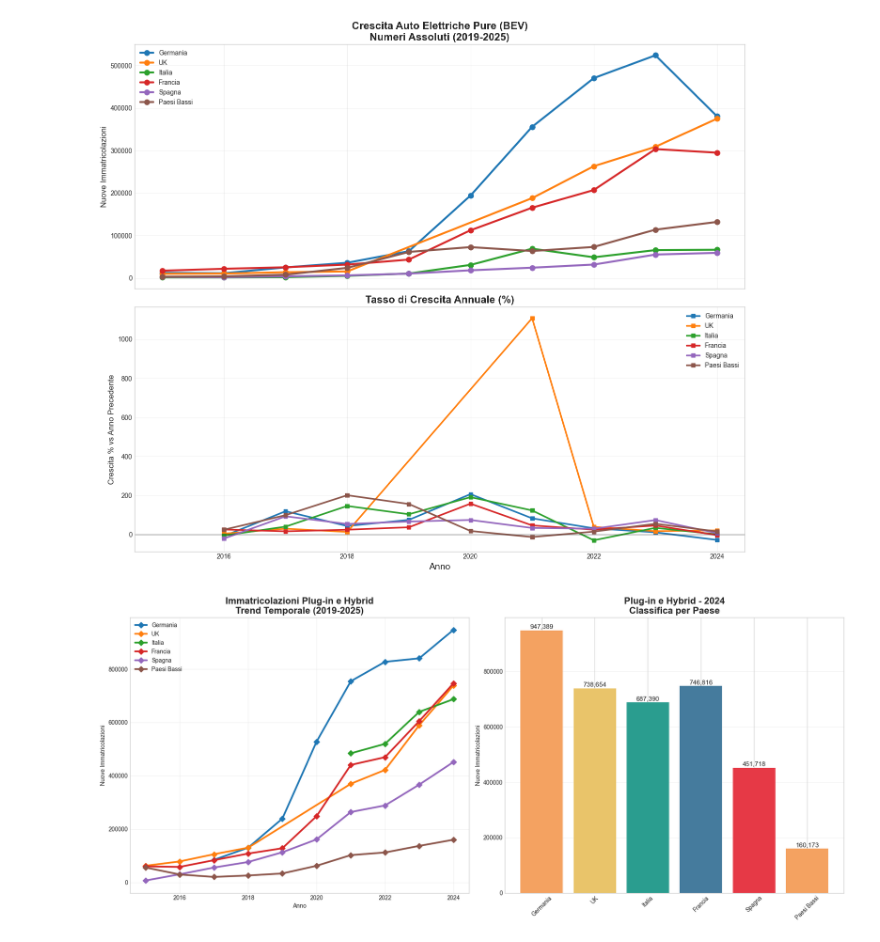
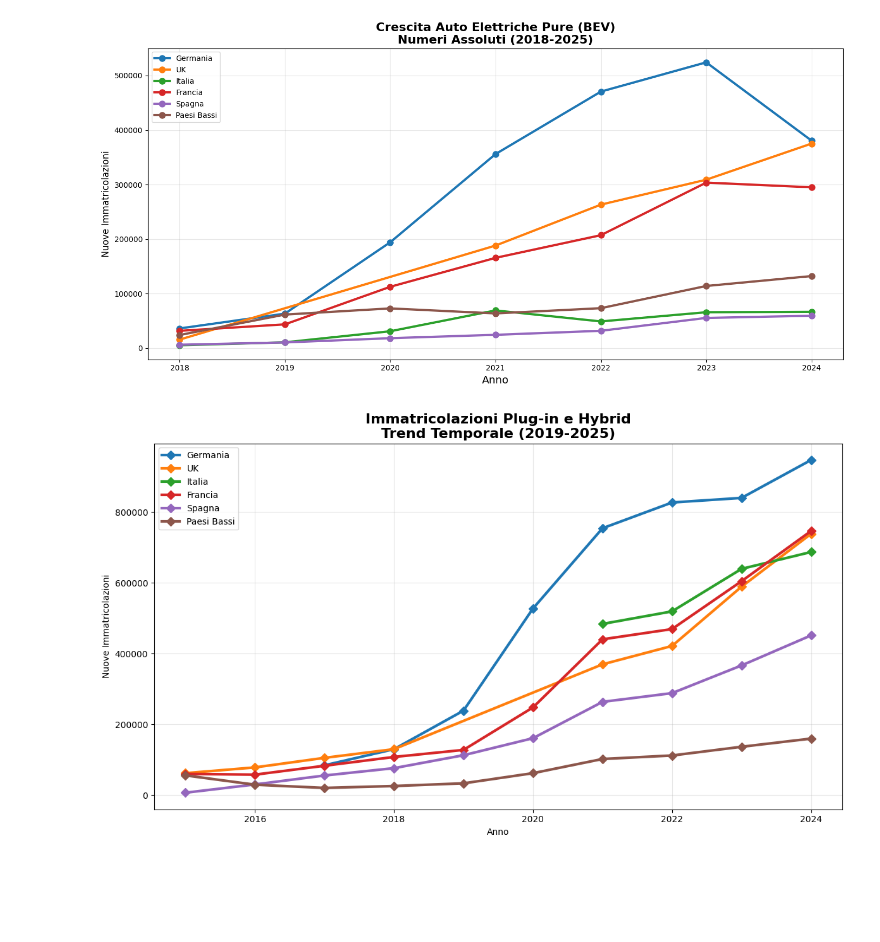
Before and after one commit to MarcoB27/data_visualization, a Jupyter notebook: script/combustion_engine_europe.ipynb, the cells around one changed output. Saved outputs shown, nothing was run; the diff lists cells and outputs as text; code cells hidden in the pictures; blank space fills up the shorter version.

```diff
--- a/script/combustion_engine_europe.ipynb
+++ b/script/combustion_engine_europe.ipynb
@@ -184,51 +184,33 @@ plt.show()
 # %%
-# VARIANTE 7: Focus ELECTRICITY - GRAFICO A LINEA CON % CRESCITA
+# GRAFICO 1: Numeri assoluti - dal 2018
 elec_data = grouped[grouped['Category'] == 'Electricity']
+elec_data_filtered = elec_data[elec_data['TIME_PERIOD'] >= 2018]
 
-# Calcola crescita % anno su anno
-elec_data_sorted = elec_data.sort_values(['Country', 'TIME_PERIOD'])
-elec_data_sorted['Growth_%'] = elec_data_sorted.groupby('Country')['OBS_VALUE'].pct_change() * 100
+fig, ax1 = plt.subplots(figsize=(14, 7))
 
-fig, (ax1, ax2) = plt.subplots(2, 1, figsize=(14, 12), sharex=True)
-
-# Grafico 1: Numeri assoluti
 for country in countries.values():
-    data_country = elec_data[elec_data['Country'] == country].sort_values('TIME_PERIOD')
+    data_country = elec_data_filtered[elec_data_filtered['Country'] == country].sort_values('TIME_PERIOD')
     if not data_country.empty:
         ax1.plot(data_country['TIME_PERIOD'], data_country['OBS_VALUE'],
                  linewidth=3, marker='o', markersize=8, label=country)
 
-ax1.set_title('Crescita Auto Elettriche Pure (BEV)\nNumeri Assoluti (2019-2025)',
+ax1.set_title('Crescita Auto Elettriche Pure (BEV)\nNumeri Assoluti (2018-2025)',
               fontsize=16, fontweight='bold')
+ax1.set_xlabel('Anno', fontsize=14)
 ax1.set_ylabel('Nuove Immatricolazioni', fontsize=12)
 ax1.legend(fontsize=10)
 ax1.grid(True, alpha=0.3)
 
-# Grafico 2: Crescita %
-for country in countries.values():
-    data_country = elec_data_sorted[elec_data_sorted['Country'] == country]
-    if not data_country.empty:
-        ax2.plot(data_country['TIME_PERIOD'], data_country['Growth_%'],
-                 linewidth=2.5, marker='s', markersize=6, label=country)
-
-ax2.set_title('Tasso di Crescita Annuale (%)', fontsize=16, fontweight='bold')
-ax2.set_xlabel('Anno', fontsize=14)
-ax2.set_ylabel('Crescita % vs Anno Precedente', fontsize=12)
-ax2.axhline(y=0, color='black', linestyle='-', alpha=0.3)
-ax2.legend(fontsize=10)
-ax2.grid(True, alpha=0.3)
-
 plt.tight_layout()
 plt.show()
 # %% [output]
-[figure, old version]
+[figure, new version]
 # %%
-# VARIANTE 8: Focus PLUG-IN E HYBRID - Ibride in Espansione
+# GRAFICO 1: Trend linee
 hybrid_data = grouped[grouped['Category'] == 'Plug-in e Hybrid']
 
-fig, (ax1, ax2) = plt.subplots(1, 2, figsize=(18, 8))
+fig1, ax1 = plt.subplots(figsize=(12, 7))
 
-# Sinistra: Trend linee
 for country in countries.values():
     data_country = hybrid_data[hybrid_data['Country'] == country].sort_values('TIME_PERIOD')
     if not data_country.empty:
@@ -243,28 +225,8 @@ ax1.legend(fontsize=10)
 ax1.grid(True, alpha=0.3)
 ax1.tick_params(axis='x', rotation=0)
 
-# Destra: Ultimo anno a barre
-last_year = hybrid_data['TIME_PERIOD'].max()
-last_hybrid = hybrid_data[hybrid_data['TIME_PERIOD'] == last_year]
-
-countries_order = [c for c in countries.values() if not last_hybrid[last_hybrid['Country'] == c].empty]
-values = [last_hybrid[last_hybrid['Country'] == c]['OBS_VALUE'].iloc[0]
-          for c in countries_order]
-
-bars = ax2.bar(countries_order, values, color=['#F4A261', '#E9C46A', '#2A9D8F', '#457B9D', '#E63946'])
-ax2.set_title(f'Plug-in e Hybrid - {last_year}\nClassifica per Paese', fontsize=16, fontweight='bold')
-ax2.set_ylabel('Nuove Immatricolazioni')
-
-# Aggiungi valori sulle barre
-for bar, val in zip(bars, values):
-    height = bar.get_height()
-    ax2.text(bar.get_x() + bar.get_width()/2., height + 1000,
-             f'{int(val):,}', ha='center', va='bottom', fontsize=11)
-
-ax2.tick_params(axis='x', rotation=45)
-ax2.grid(True, alpha=0.3, axis='y')
-
 plt.tight_layout()
+plt.savefig('hybrid_trend.png', dpi=150, bbox_inches='tight')
 plt.show()
 # %% [output]
-[figure, old version]
+[figure, new version]
```
Also changed, not shown: parts of 11 cells of this notebook, 6 other files.
